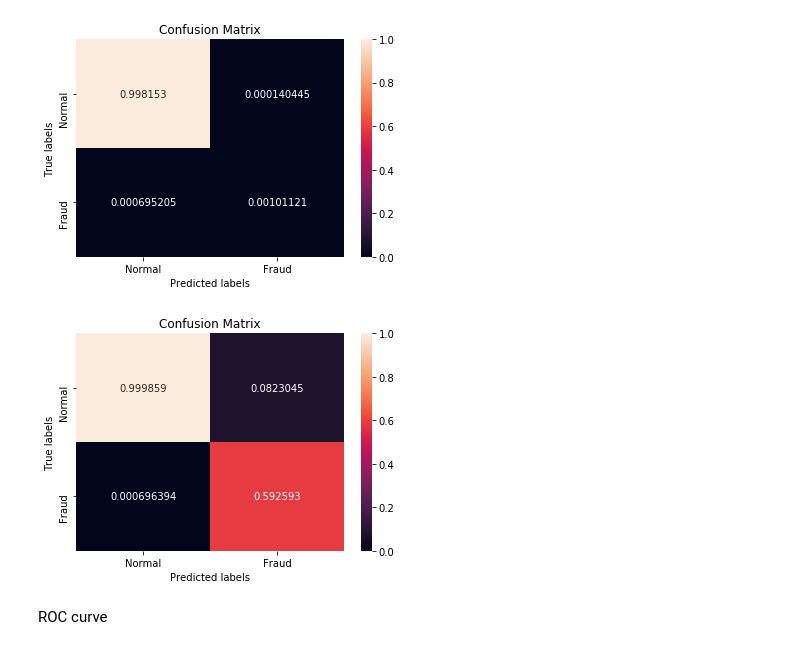
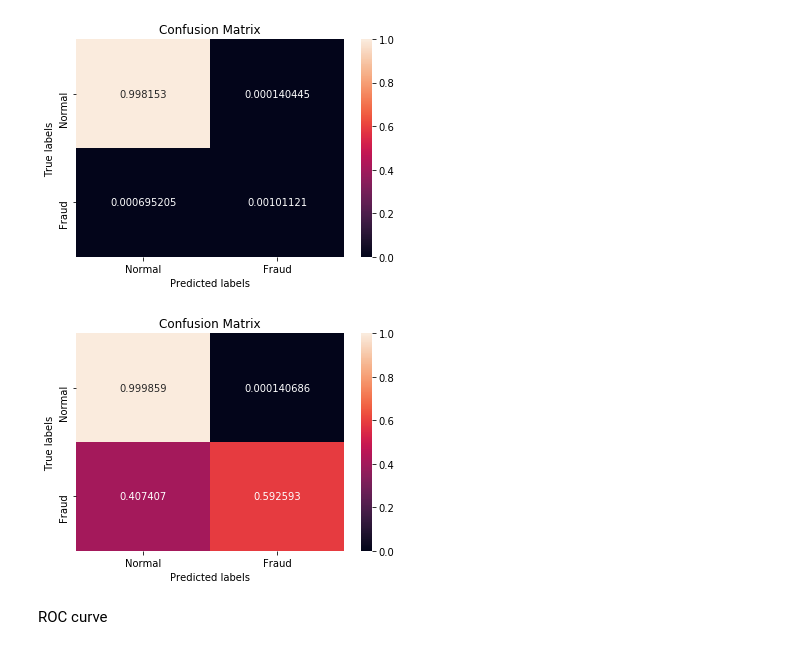
Before and after one commit to dpanagop/ML_and_AI_examples, a Jupyter notebook: Fraud_detection.ipynb, the cells around one changed output. Cells and saved outputs as stored; diff of their text form; code cells hidden in the pictures.

```diff
--- a/Fraud_detection.ipynb
+++ b/Fraud_detection.ipynb
@@ -147,15 +150,15 @@ ax.xaxis.set_ticklabels(['Normal', 'Fraud']); ax.yaxis.set_ticklabels(['Normal',
 [figure]
 # %%
 conf_matrix = metrics.confusion_matrix(y_test,y_pred)
-conf_matrix=conf_matrix/np.array(y_test.value_counts())[None,:]
+conf_matrix=conf_matrix/np.array(y_test.value_counts())[:,None]
 #print(conf_matrix)
 ax=plt.subplot()
 sns.heatmap(conf_matrix,annot=True,ax=ax,fmt='g')#annot=True to annotate cells, fmt='g' numbers not scientific form
 ax.set_xlabel('Predicted labels'); ax.set_ylabel('True labels')
 ax.set_title('Confusion Matrix');
 ax.xaxis.set_ticklabels(['Normal', 'Fraud']); ax.yaxis.set_ticklabels(['Normal', 'Fraud']);
 # %% [output]
-[figure, old version]
+[figure, new version]
 # %% [markdown]
 ROC curve
 # %%
```
Also changed, not shown: parts of 6 cells of this notebook.
